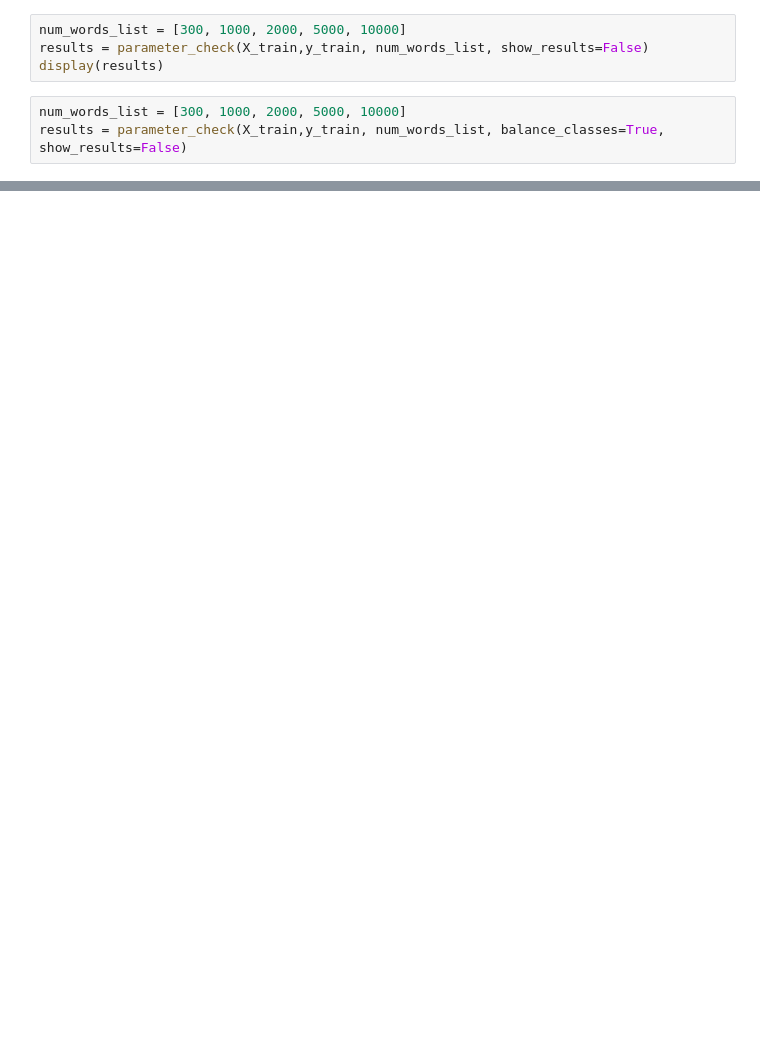
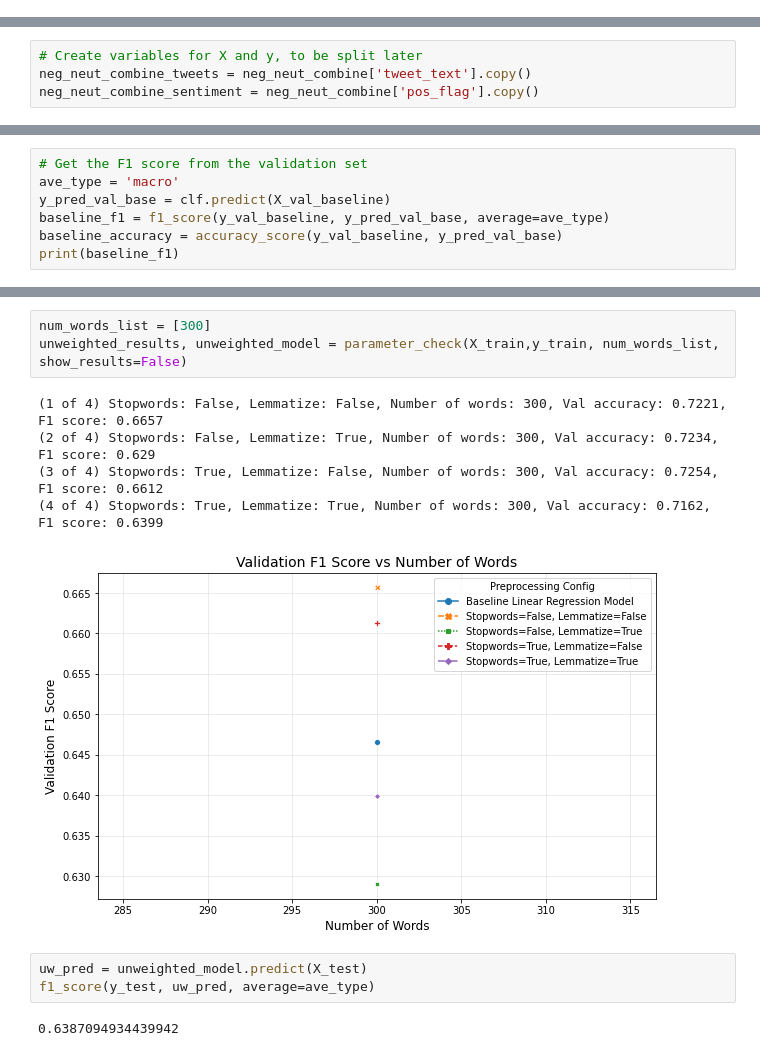
Before and after one commit to MattLeRoi/nlp_product_sentiment_project, a Jupyter notebook: index.ipynb, the cells around one changed output, grey strips where cells are left out. Saved outputs shown, nothing was run; the diff lists cells and outputs as text; blank space fills up the shorter version.

```diff
--- a/index.ipynb
+++ b/index.ipynb
@@ -432,7 +0,0 @@ val_sentiment_count[0]/sum(val_sentiment_count)
-# %%
-num_words_list = [300, 1000, 2000, 5000, 10000]
-results = parameter_check(X_train,y_train, num_words_list, show_results=False)
-display(results)
-# %%
-num_words_list = [300, 1000, 2000, 5000, 10000]
-results = parameter_check(X_train,y_train, num_words_list, balance_classes=True, show_results=False)
@@ -482,0 +105,4 @@ y_val_all.value_counts()
+# %%
+# Create variables for X and y, to be split later
+neg_neut_combine_tweets = neg_neut_combine['tweet_text'].copy()
+neg_neut_combine_sentiment = neg_neut_combine['pos_flag'].copy()
@@ -482,0 +155,7 @@ y_val_all.value_counts()
+# %%
+# Get the F1 score from the validation set
+ave_type = 'macro'
+y_pred_val_base = clf.predict(X_val_baseline)
+baseline_f1 = f1_score(y_val_baseline, y_pred_val_base, average=ave_type)
+baseline_accuracy = accuracy_score(y_val_baseline, y_pred_val_base)
+print(baseline_f1)
@@ -482,0 +421,14 @@ y_val_all.value_counts()
+# %%
+num_words_list = [300]
+unweighted_results, unweighted_model = parameter_check(X_train,y_train, num_words_list, show_results=False)
+# %% [output]
+(1 of 4) Stopwords: False, Lemmatize: False, Number of words: 300, Val accuracy: 0.7221, F1 score: 0.6657
+(2 of 4) Stopwords: False, Lemmatize: True, Number of words: 300, Val accuracy: 0.7234, F1 score: 0.629
+(3 of 4) Stopwords: True, Lemmatize: False, Number of words: 300, Val accuracy: 0.7254, F1 score: 0.6612
+(4 of 4) Stopwords: True, Lemmatize: True, Number of words: 300, Val accuracy: 0.7162, F1 score: 0.6399
+[figure, added]
+# %%
+uw_pred = unweighted_model.predict(X_test)
+f1_score(y_test, uw_pred, average=ave_type)
+# %% [output]
+0.6387094934439942
```
Also changed, not shown: parts of 83 cells of this notebook.
